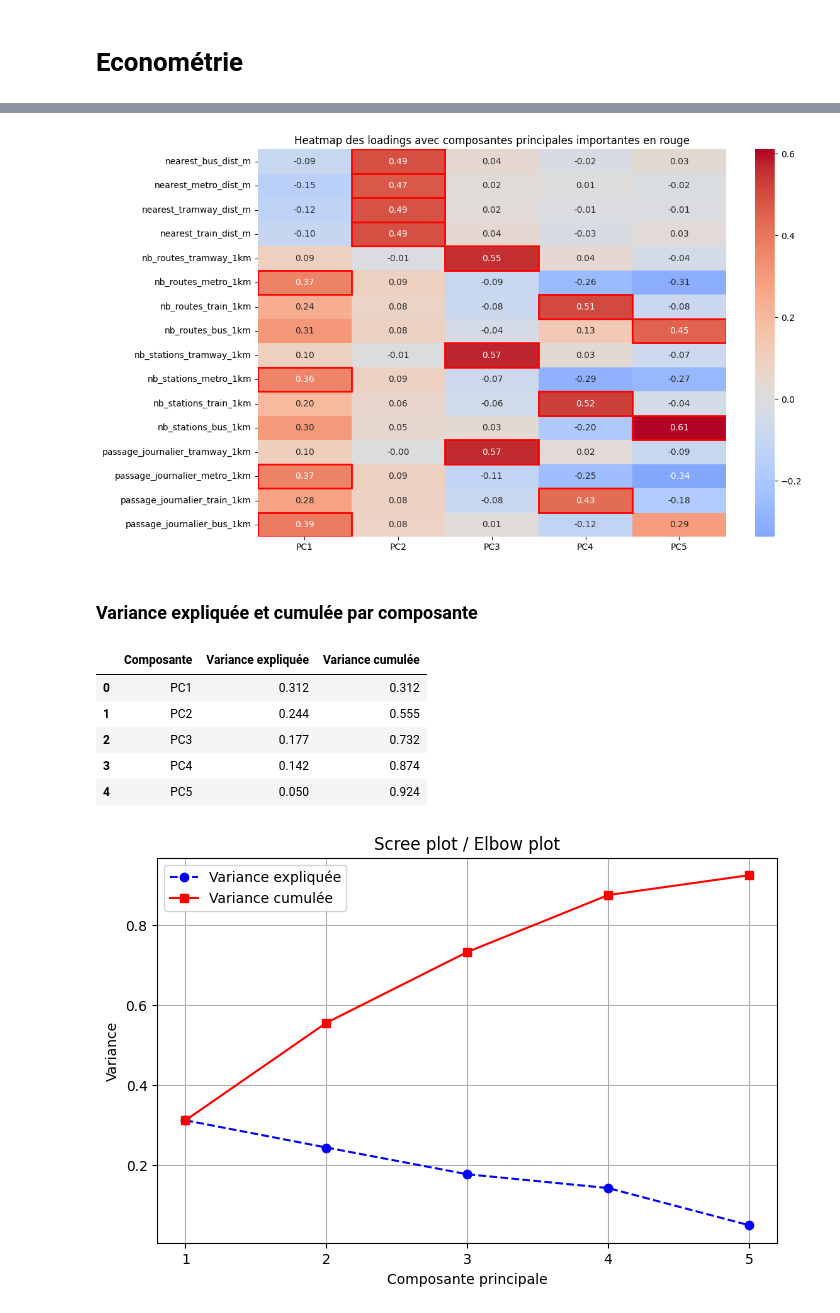
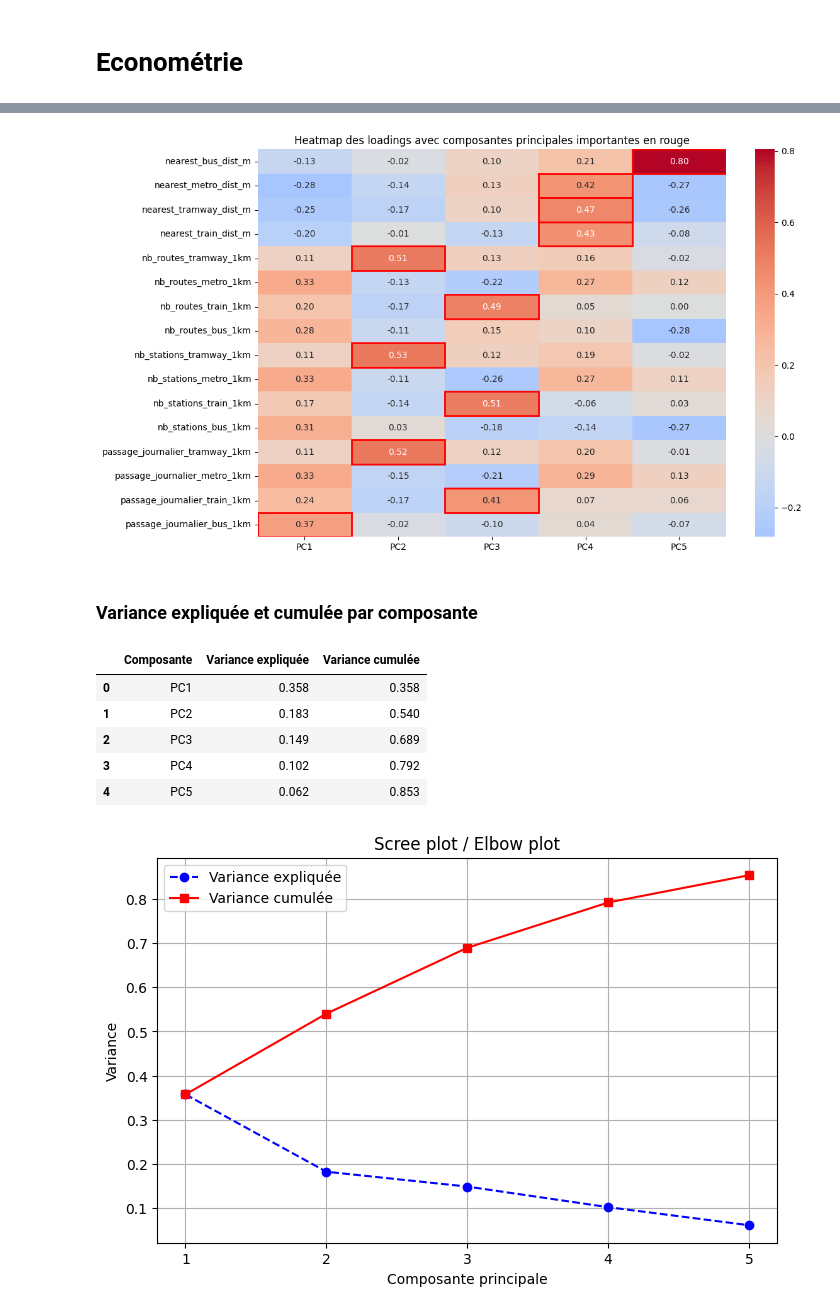
Before and after one commit to gaybrice/projet-python-ds, a Jupyter notebook: notebooks/econometrie.ipynb, the cells around one changed output, grey strips where cells are left out. Drawn from its saved outputs; the diff is of its cells as text; code cells hidden in the pictures.

```diff
--- a/notebooks/econometrie.ipynb
+++ b/notebooks/econometrie.ipynb
@@ -17,7 +17,11 @@ print(gdf.keys())
 
 gdf = gdf.drop(columns=["adresse", "Commune", "Code commune",
                         "nearest_bus_stop_id", "nearest_metro_stop_id",
-                        "nearest_train_stop_id", "nearest_tramway_stop_id"])
+                        "nearest_train_stop_id", "nearest_tramway_stop_id", 'result_score_next', 'result_label',
+                        'result_type', 'result_id', 'result_housenumber', 'result_name',
+                        'result_street', 'result_postcode', 'result_city', 'result_context',
+                        'result_citycode', 'result_oldcitycode', 'result_oldcity',
+                        'result_district', 'result_status'])
 save_gdf = gdf.copy()
 # %% [output]
 Index(['adresse', 'Code_postal', 'dist_centre_paris_m', 'Department',
@@ -104,45 +108,49 @@ for i, col in enumerate(loadings.columns):
 plt.title("Heatmap des loadings avec composantes principales importantes en rouge")
 plt.show()
 # %% [output]
-[figure, old version]
+[figure, new version]
 # %%
+from IPython.display import display, HTML
+import matplotlib.pyplot as plt
+import pandas as pd
 
 # Variance expliquée et cumulée
 explained_variance = pca.explained_variance_ratio_
 cumulative_variance = explained_variance.cumsum()
 
 # Création du DataFrame
 df_variance = pd.DataFrame({
     'Composante': [f'PC{i+1}' for i in range(len(explained_variance))],
     'Variance expliquée': explained_variance.round(3),
     'Variance cumulée': cumulative_variance.round(3)
 })
 
 # Affichage avec titre
 display(HTML("<h3>Variance expliquée et cumulée par composante</h3>"))
 display(df_variance)
 
-composantes = range(1, len(variance_expliquee)+1)
+# Scree plot
+composantes = range(1, len(explained_variance)+1)
 
 plt.figure(figsize=(8,5))
-plt.plot(composantes, variance_expliquee, marker='o', linestyle='--', color='b', label='Variance expliquée')
-plt.plot(composantes, [sum(variance_expliquee[:i]) for i in composantes], marker='s', linestyle='-', color='r', label='Variance cumulée')
+plt.plot(composantes, explained_variance, marker='o', linestyle='--', color='b', label='Variance expliquée')
+plt.plot(composantes, [sum(explained_variance[:i]) for i in composantes], marker='s', linestyle='-', color='r', label='Variance cumulée')
 plt.xlabel('Composante principale')
 plt.ylabel('Variance')
 plt.title('Scree plot / Elbow plot')
 plt.xticks(composantes)
 plt.grid(True)
 plt.legend()
 plt.show()
 # %% [output]
 Variance expliquée et cumulée par composante
 |  | Composante | Variance expliquée | Variance cumulée |
-| 0 | PC1 | 0.312 | 0.312 |
-| 1 | PC2 | 0.244 | 0.555 |
-| 2 | PC3 | 0.177 | 0.732 |
-| 3 | PC4 | 0.142 | 0.874 |
-| 4 | PC5 | 0.050 | 0.924 |
+| 0 | PC1 | 0.358 | 0.358 |
+| 1 | PC2 | 0.183 | 0.540 |
+| 2 | PC3 | 0.149 | 0.689 |
+| 3 | PC4 | 0.102 | 0.792 |
+| 4 | PC5 | 0.062 | 0.853 |
-[figure, old version]
+[figure, new version]
 # %%
 
 valeurs_propres = pca.explained_variance_
```
Also changed, not shown: parts of 8 cells of this notebook.
